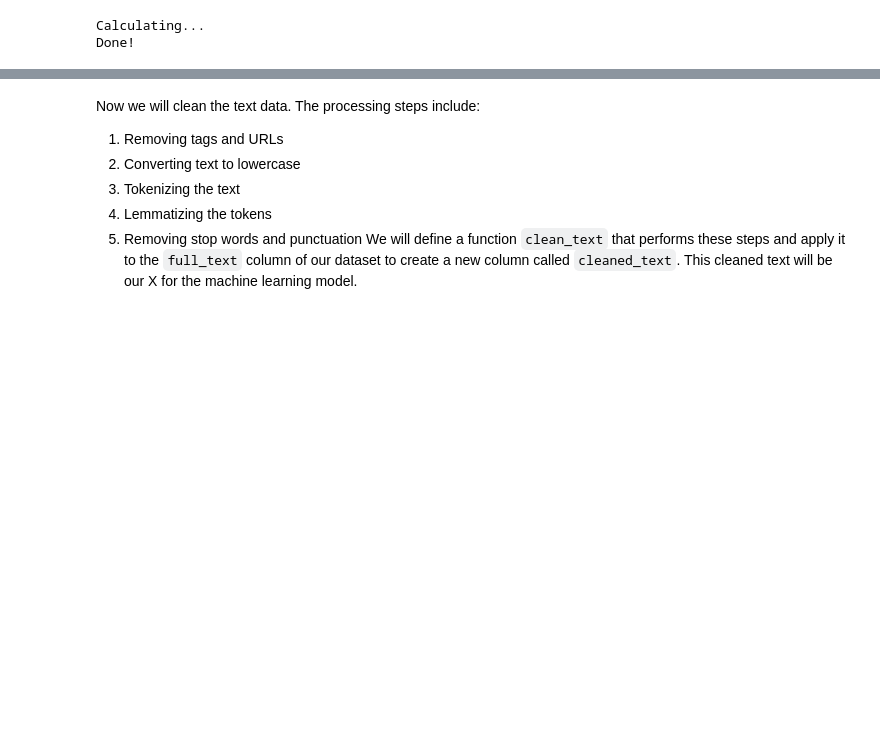
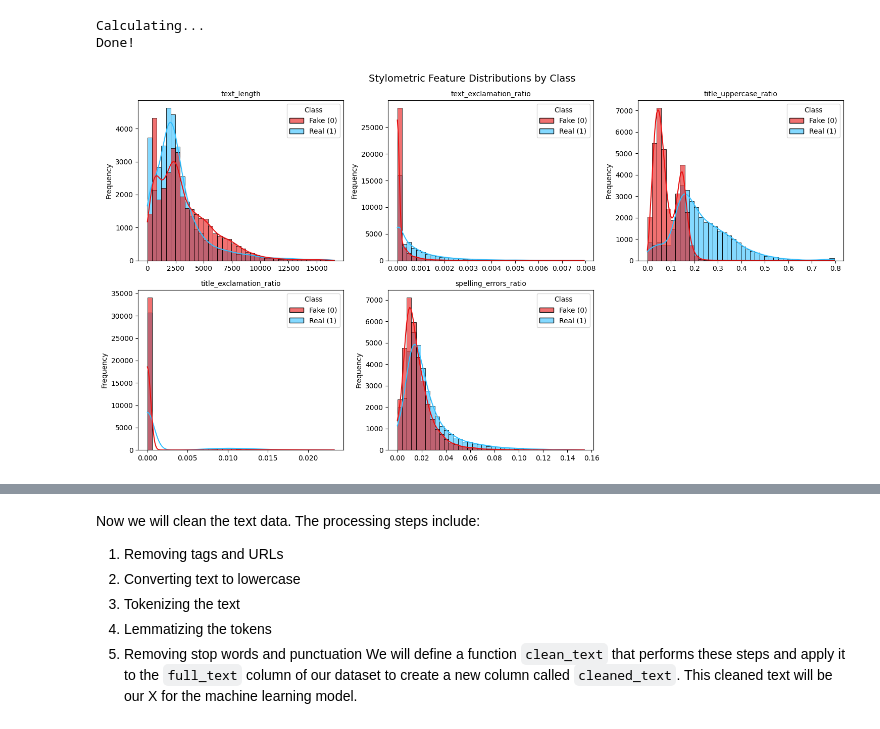
Before and after one commit to jackomazi/data-mining-and-machine-learning-project, a Jupyter notebook: fake_news_analysis_final.ipynb, the cells around one changed output, grey strips where cells are left out. Cells and saved outputs as stored; diff of their text form; code cells hidden in the pictures; blank space fills up the shorter version.

```diff
--- a/fake_news_analysis_final.ipynb
+++ b/fake_news_analysis_final.ipynb
@@ -315,8 +315,6 @@ Passing `palette` without assigning `hue` is deprecated and will be removed in v
 Here we create a new feature called `full_text` by concatenating the `title` and `text` columns. This allows us to analyze the combined content of the news articles for further feature extraction and analysis.
 # %%
 df['full_text'] = df['title'] + " " + df['text']
-# %%
-df.drop(columns=['text_exclamation_count'], inplace=True)
 # %% [markdown]
 ### Linguistic Integrity and Noise Removal
 First we will define a function to calculate spelling errors ratio, which is a stylometric feature that can help in distinguishing between fake and real news articles. The function will use the `pyspellchecker` library to identify misspelled words in the text and calculate the ratio of spelling errors to total words.
@@ -342,3 +340,43 @@ print("Done!")
 # %% [output]
 Calculating...
 Done!
+# %%
+# ── Feature Distributions by Class ──────────────────────────────────────────
+numeric_features = [
+    'text_length',
+    'text_exclamation_ratio',
+    'title_uppercase_ratio',
+    'title_exclamation_ratio',
+    'spelling_errors_ratio',
+]
+
+fig, axes = plt.subplots(2, 3, figsize=(15, 8))
+axes = axes.flatten()
+colors = ["#E81313", '#33C1FF']
+
+for i, feat in enumerate(numeric_features):
+    q99 = df[feat].quantile(0.99)
+    data_clip = df[df[feat] <= q99]
+
+    sns.histplot(
+        data=data_clip, x=feat, hue='label',
+        bins=40, kde=True, kde_kws={'bw_adjust': 1.5},
+        palette={0: colors[0], 1: colors[1]},
+        ax=axes[i], alpha=0.6
+    )
+    axes[i].set_title(feat, fontsize=10)
+    axes[i].set_xlabel('')
+    axes[i].set_ylabel('Frequency')
+    legend = axes[i].get_legend()
+    if legend:
+        legend.set_title('Class')
+        for t, lbl in zip(legend.get_texts(), ['Fake (0)', 'Real (1)']):
+            t.set_text(lbl)
+
+axes[5].set_visible(False)
+
+plt.suptitle('Stylometric Feature Distributions by Class', fontsize=14)
+plt.tight_layout()
+plt.show()
+# %% [output]
+[figure, added]
```
Also changed, not shown: parts of 1 cell of this notebook, 1 other file.
